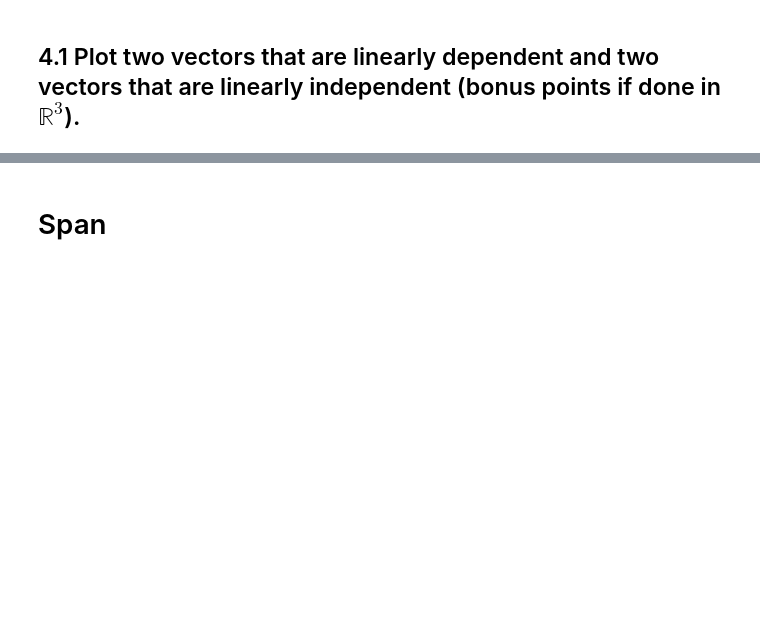
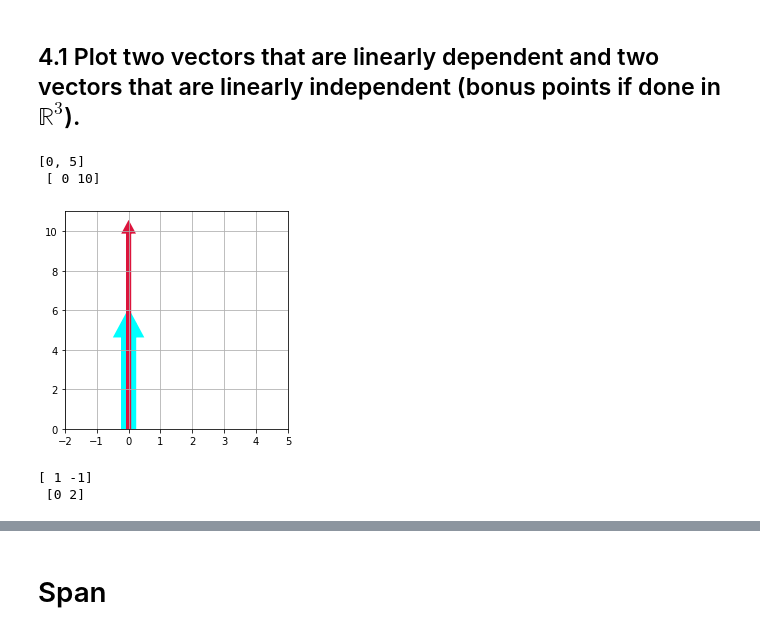
Before and after one commit to lfr4704/DS-Unit-1-Sprint-3-Linear-Algebra, a Jupyter notebook: module2-intermediate-linear-algebra/LR_LS_DS_132_Intermediate_Linear_Algebra_Assignment.ipynb, the cells around one changed output, grey strips where cells are left out. Drawn from its saved outputs; the diff is of its cells as text; code cells hidden in the pictures; blank space fills up the shorter version.

```diff
--- a/module2-intermediate-linear-algebra/LR_LS_DS_132_Intermediate_Linear_Algebra_Assignment.ipynb
+++ b/module2-intermediate-linear-algebra/LR_LS_DS_132_Intermediate_Linear_Algebra_Assignment.ipynb
@@ -390,3 +384,35 @@ norm_f_hat
 # Linear Independence / Dependence
 # %% [markdown]
 ## 4.1 Plot two vectors that are linearly dependent and two vectors that are linearly independent (bonus points if done in $\mathbb{R}^3$).
+# %%
+#linearly dependet vectors
+vector_1 = [0,5]
+vector_2 = np.multiply(vector_1, 2)
+print(vector_1, '\n', vector_2)
+# %% [output]
+[0, 5]
+ [ 0 10]
+# %%
+#plot vectors
+fig, ax = plt.subplots(figsize=(4,4))
+ax.grid()
+plt.xlim(-2,5)
+plt.ylim(0,11)
+
+for myvect, mycolor, width in [(vector_1, 'cyan', 15), (vector_2, 'crimson', 5)]:
+  plt.arrow(0,0,
+            myvect[0],
+            myvect[1],
+            head_width=0.2,
+            linewidth=width,
+            color=mycolor)
+# %% [output]
+[figure, added]
+# %%
+# Linearly independent vectors, not orthogonal
+vector_1 = np.random.randint(low=-3, high=3, size=2) #what does size does here?
+vector_2 = np.random.randint(low=-3, high=3, size=2)
+print(vector_1, '\n', vector_2)
+# %% [output]
+[ 1 -1]
+ [0 2]
```
Also changed, not shown: parts of 13 cells of this notebook.
